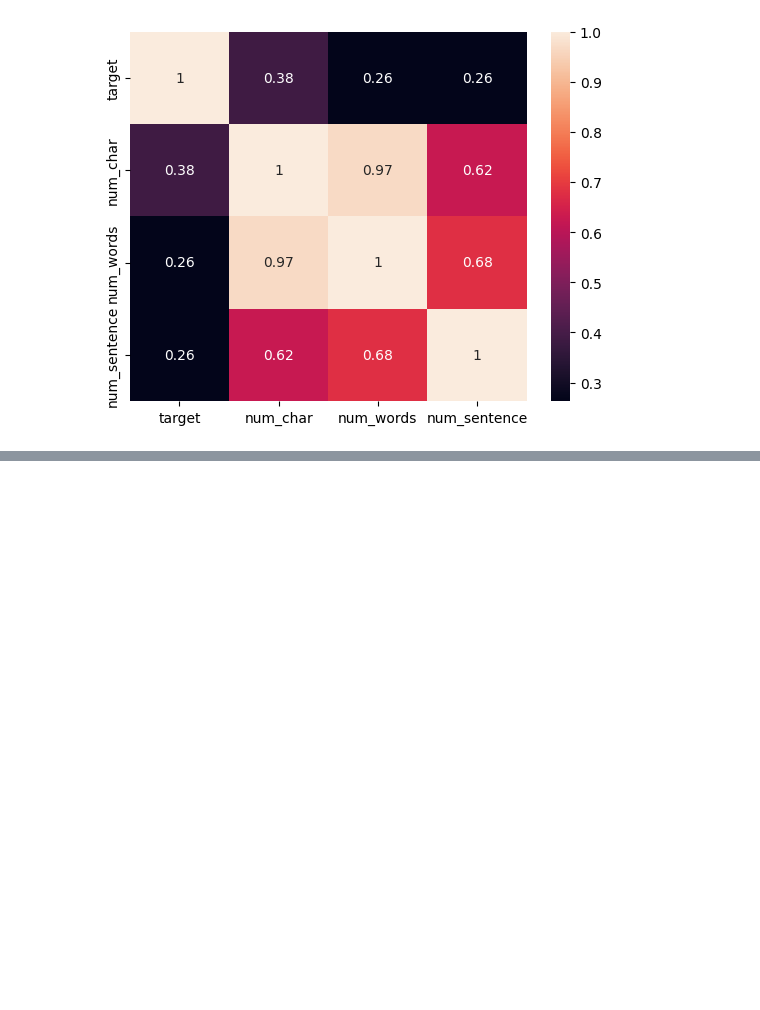
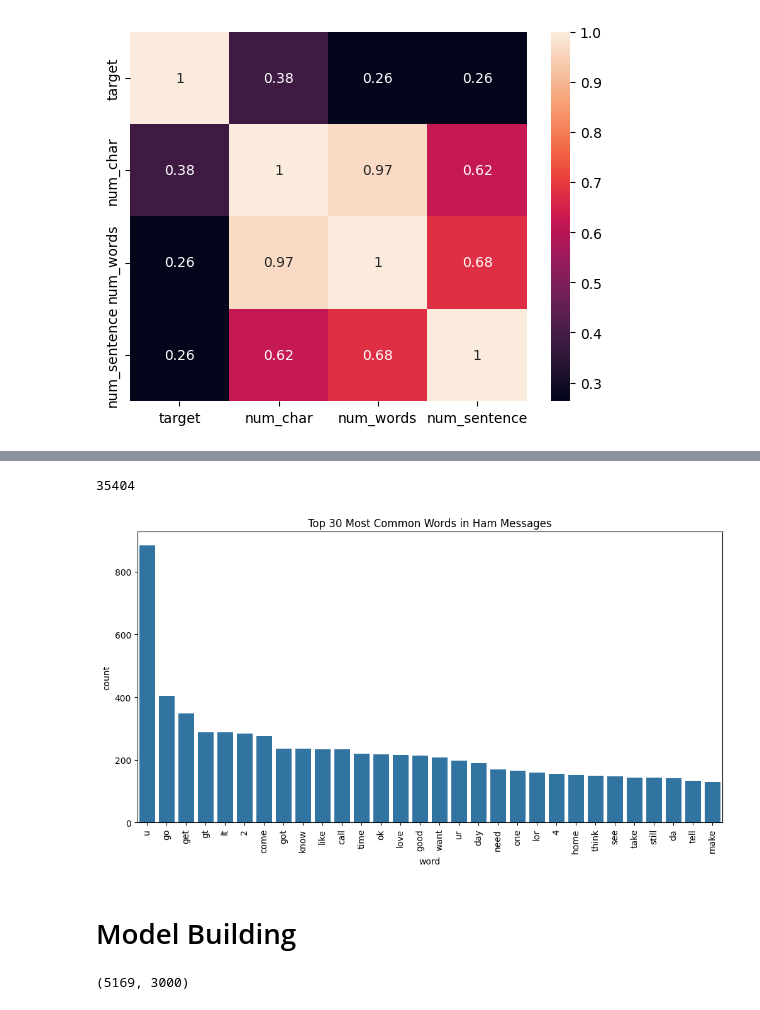
Before and after one commit to zoya1610/SMS-Spam-Classifier, a Jupyter notebook: sms spam classifier.ipynb, the cells around one changed output, grey strips where cells are left out. Cells and saved outputs as stored; diff of their text form; code cells hidden in the pictures; blank space fills up the shorter version.

```diff
--- a/sms spam classifier.ipynb
+++ b/sms spam classifier.ipynb
@@ -261,0 +418,28 @@ transform_text('
+# %%
+ham_corpus = []
+for msg in df[df['target'] == 0]['transform_text'].tolist():
+    for word in msg.split():
+        ham_corpus.append(word)
+# %%
+len(ham_corpus)
+# %% [output]
+35404
+# %%
+
+from collections import Counter
+# Count word frequency
+ham_freq = Counter(ham_corpus).most_common(30)
+
+# Convert to DataFrame
+df_ham_freq = pd.DataFrame(ham_freq, columns=['word', 'count'])
+
+# Plot
+plt.figure(figsize=(12, 6))
+sns.barplot(x='word', y='count', data=df_ham_freq)
+plt.xticks(rotation=90)
+plt.title("Top 30 Most Common Words in Ham Messages")
+plt.show()
+# %% [output]
+[figure, added]
+# %% [markdown]
+# Model Building
@@ -261,0 +458,4 @@ transform_text('
+# %%
+X.shape
+# %% [output]
+(5169, 3000)
```
Also changed, not shown: parts of 40 cells of this notebook.
